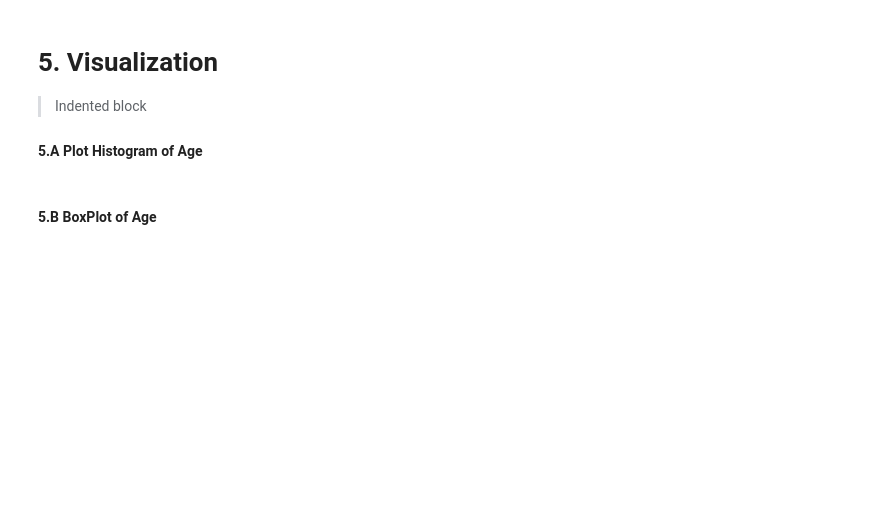
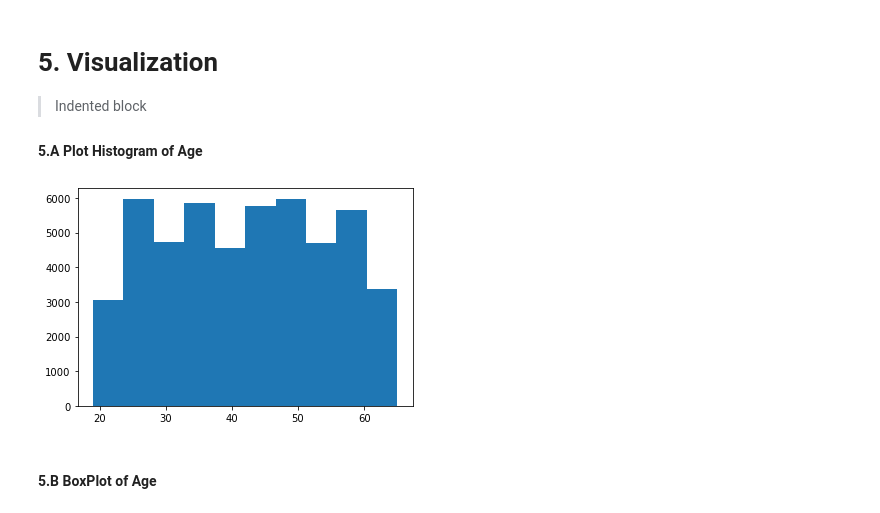
Before and after one commit to tdnam/ds, a Jupyter notebook: w1/lab1/Lab 1.2.2 Pandas Lab.ipynb, the cells around one changed output. Saved outputs shown, nothing was run; the diff lists cells and outputs as text; code cells hidden in the pictures; blank space fills up the shorter version.

```diff
--- a/w1/lab1/Lab 1.2.2 Pandas Lab.ipynb
+++ b/w1/lab1/Lab 1.2.2 Pandas Lab.ipynb
@@ -221,2 +347,9 @@ Find count, mean, std, min, max of of all columns of dataframe
+# %%
+# A:
+
+age = df[["age"]]
+_ = plt.hist(age)
+# %% [output]
+[figure, added]
 # %% [markdown]
 #### 5.B BoxPlot of Age
```
Also changed, not shown: parts of 25 cells of this notebook, 1 other file.
